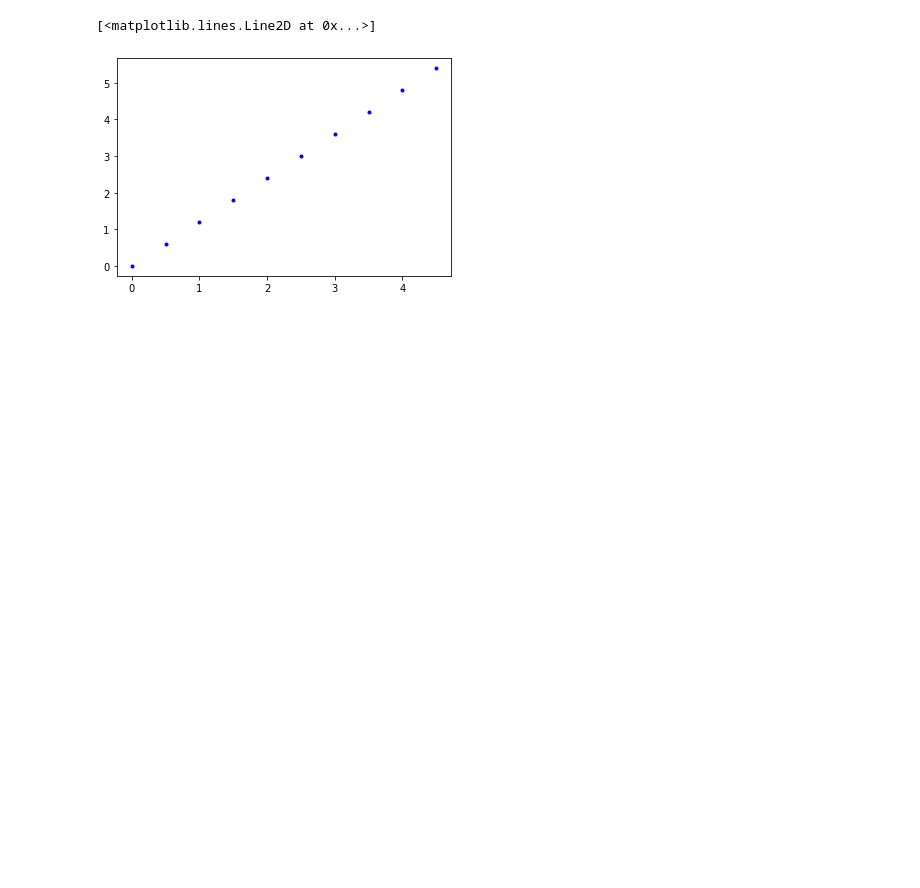
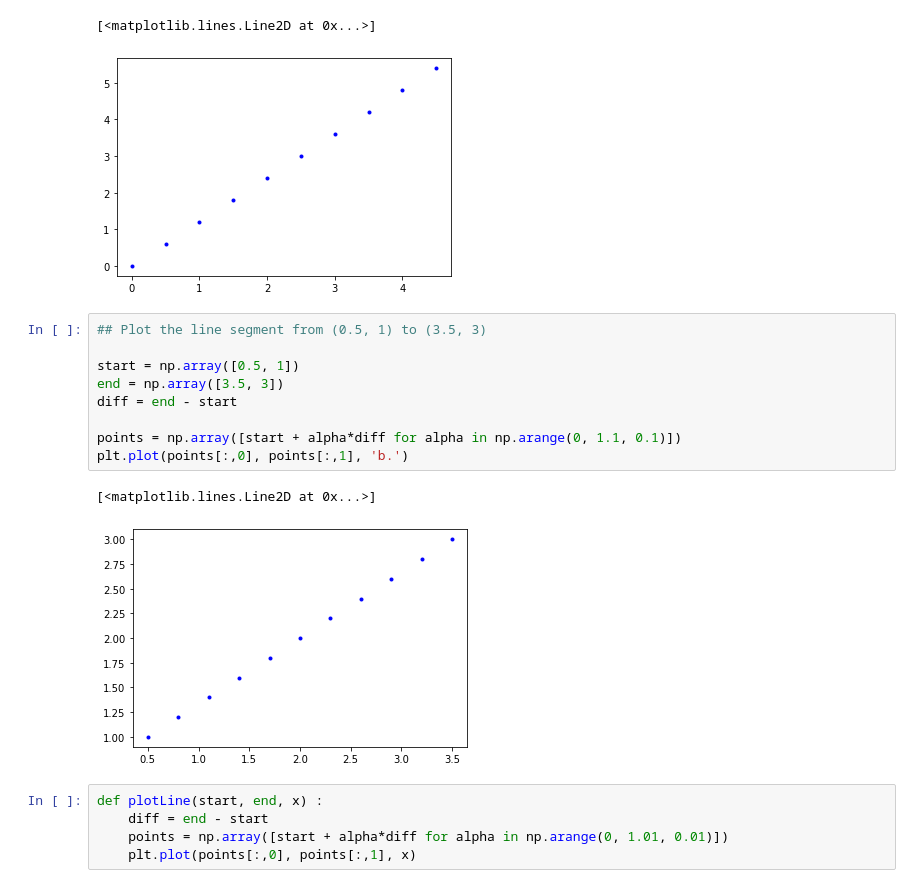
Before and after one commit to shivakumarjayaraman/ctm, a Jupyter notebook: vector/Notes.ipynb, the cells around one changed output. Drawn from its saved outputs; the diff is of its cells as text; blank space fills up the shorter version.

```diff
--- a/vector/Notes.ipynb
+++ b/vector/Notes.ipynb
@@ -66,3 +66,20 @@ plt.plot(xs, ys, 'b.')
 # %% [output]
 [<matplotlib.lines.Line2D at 0x...>]
 [figure]
+# %%
+## Plot the line segment from (0.5, 1) to (3.5, 3)
+
+start = np.array([0.5, 1])
+end = np.array([3.5, 3])
+diff = end - start
+
+points = np.array([start + alpha*diff for alpha in np.arange(0, 1.1, 0.1)])
+plt.plot(points[:,0], points[:,1], 'b.')
+# %% [output]
+[<matplotlib.lines.Line2D at 0x...>]
+[figure, added]
+# %%
+def plotLine(start, end, x) :
+    diff = end - start
+    points = np.array([start + alpha*diff for alpha in np.arange(0, 1.01, 0.01)])
+    plt.plot(points[:,0], points[:,1], x)
```
Also changed, not shown: parts of 11 cells of this notebook, 4 other files.
